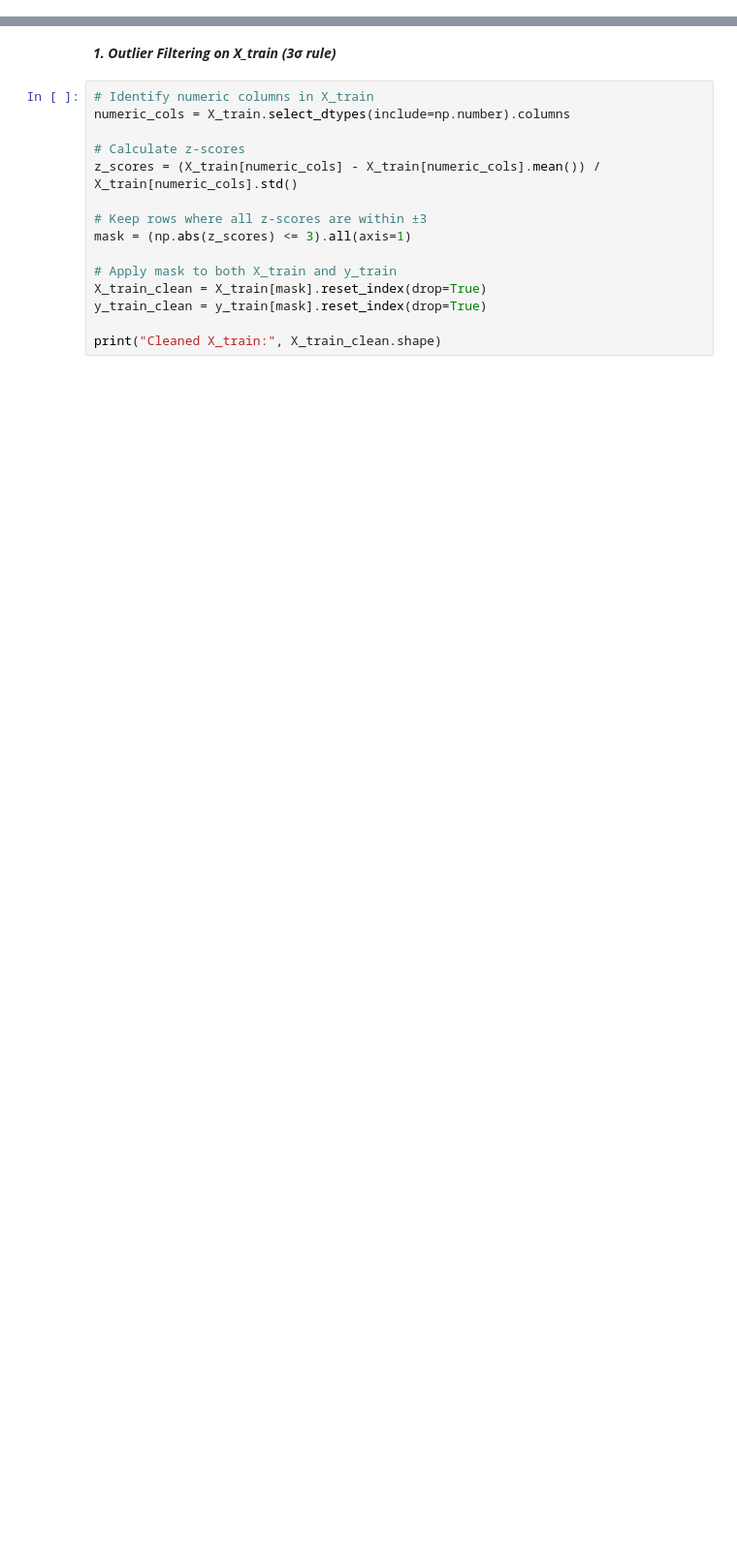
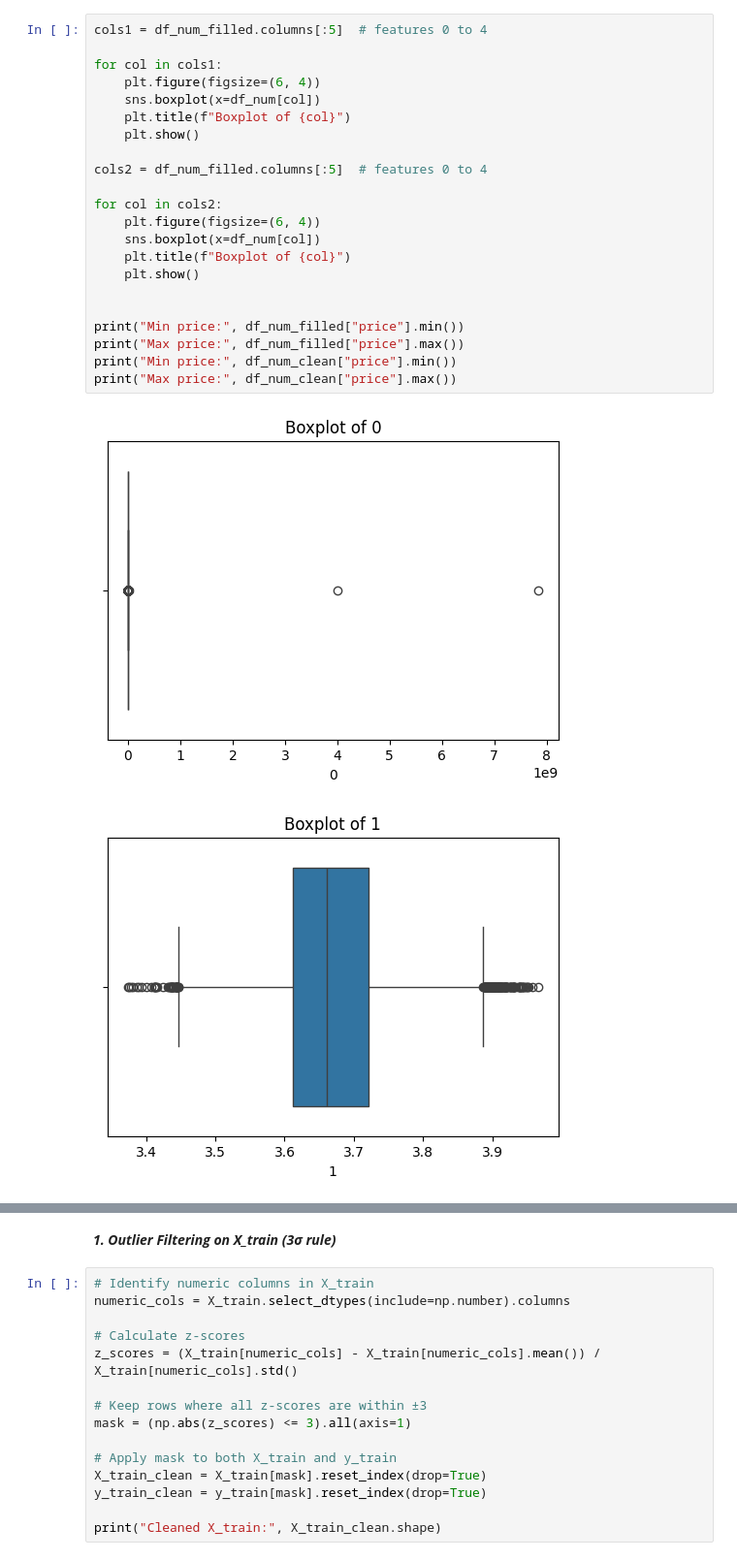
Before and after one commit to erinadesu/ML_Project, a Jupyter notebook: InitialLinearRegression.ipynb, the cells around one changed output, grey strips where cells are left out. Shown at 97% size. Saved outputs shown, nothing was run; the diff lists cells and outputs as text; blank space fills up the shorter version.

```diff
--- a/InitialLinearRegression.ipynb
+++ b/InitialLinearRegression.ipynb
@@ -35,0 +148,25 @@ y_test: (1593,)
+# %%
+cols1 = df_num_filled.columns[:5]  # features 0 to 4
+
+for col in cols1:
+    plt.figure(figsize=(6, 4))
+    sns.boxplot(x=df_num[col])
+    plt.title(f"Boxplot of {col}")
+    plt.show()
+
+cols2 = df_num_filled.columns[:5]  # features 0 to 4
+
+for col in cols2:
+    plt.figure(figsize=(6, 4))
+    sns.boxplot(x=df_num[col])
+    plt.title(f"Boxplot of {col}")
+    plt.show()
+
+
+print("Min price:", df_num_filled["price"].min())
+print("Max price:", df_num_filled["price"].max())
+print("Min price:", df_num_clean["price"].min())
+print("Max price:", df_num_clean["price"].max())
+# %% [output]
+[figure, added]
+[figure, added]
```
Also changed, not shown: parts of 14 cells of this notebook.
